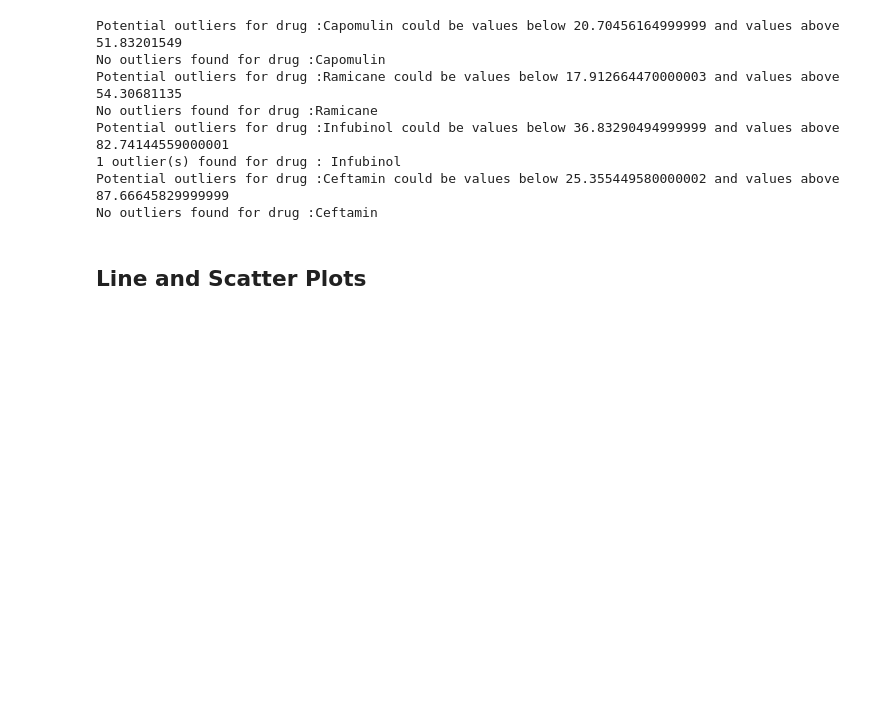
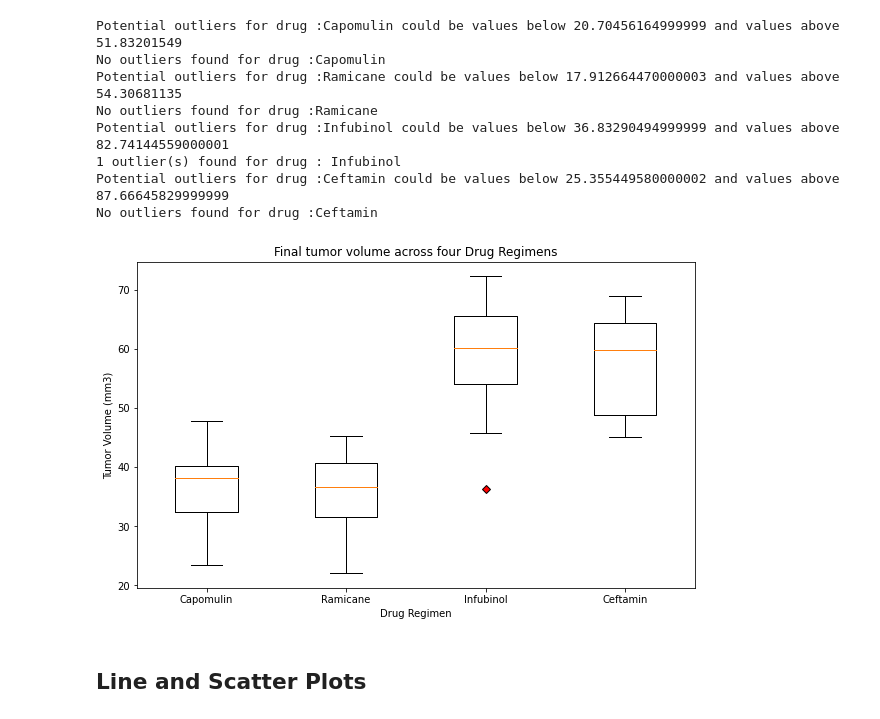
Before and after one commit to skunnath2020/Matplotlib-Challenge, a Jupyter notebook: Pymaceuticals/pymaceuticals_starter.ipynb, the cells around one changed output. Cells and saved outputs as stored; diff of their text form; code cells hidden in the pictures; blank space fills up the shorter version.

```diff
--- a/Pymaceuticals/pymaceuticals_starter.ipynb
+++ b/Pymaceuticals/pymaceuticals_starter.ipynb
@@ -258,2 +256,16 @@ No outliers found for drug :Ceftamin
+# %%
+# Generate a box plot of the final tumor volume of each mouse across four regimens of interest
+plotlist=[]
+fig, ax=plt.subplots(figsize= (10, 6))
+ax.set_xlabel("Drug Regimen")
+ax.set_ylabel("Tumor Volume (mm3)")
+ax.set_title("Final tumor volume across four Drug Regimens")
+red_marker = dict(markerfacecolor='r', marker='D')
+plotlist=[list(final_df[drug].dropna()) for drug in drug_list]
+ax.boxplot(plotlist,flierprops=red_marker)
+plt.xticks([1,2,3,4], drug_list)
+plt.show()
+# %% [output]
+[figure, added]
 # %% [markdown]
 ## Line and Scatter Plots
```
Also changed, not shown: parts of 6 cells of this notebook.
